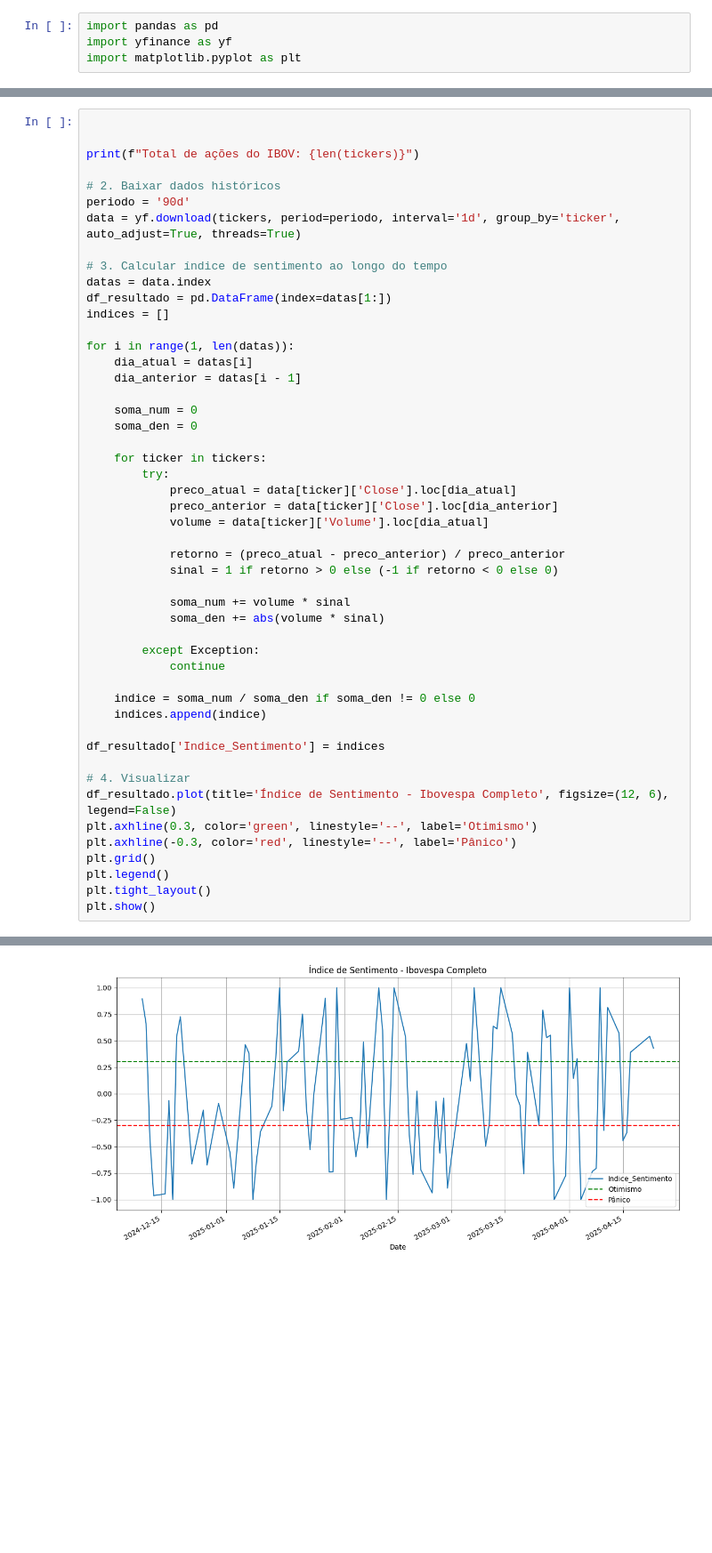
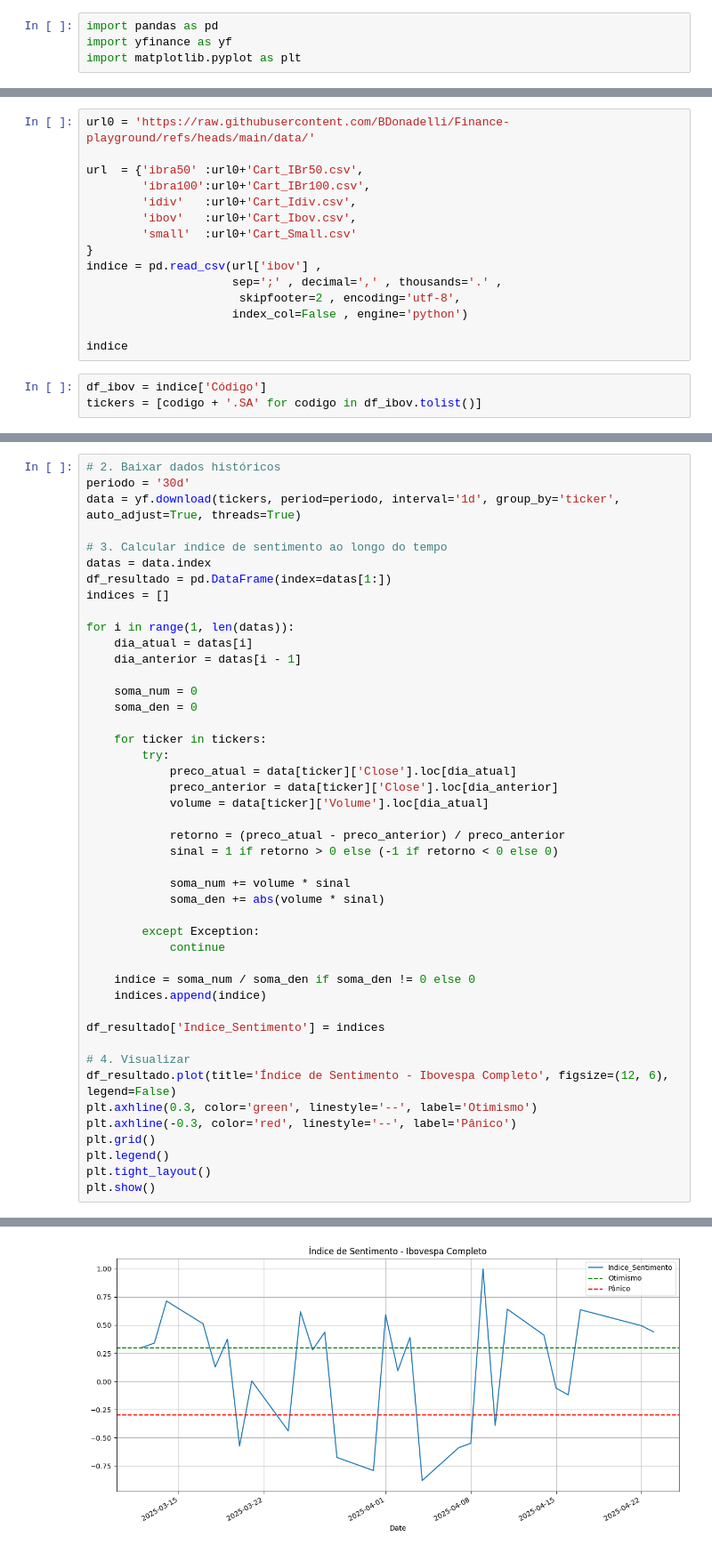
Before and after one commit to BDonadelli/Finance-playground, a Jupyter notebook: panico.ipynb, the cells around one changed output, grey strips where cells are left out. Shown: that part at 89% size. Drawn from its saved outputs; the diff is of its cells as text; blank space fills up the shorter version.

```diff
--- a/panico.ipynb
+++ b/panico.ipynb
@@ -16,0 +5,18 @@ tickers = [
+# %%
+url0 = 'https://raw.githubusercontent.com/BDonadelli/Finance-playground/refs/heads/main/data/'
+
+url  = {'ibra50' :url0+'Cart_IBr50.csv',
+        'ibra100':url0+'Cart_IBr100.csv',
+        'idiv'   :url0+'Cart_Idiv.csv',
+        'ibov'   :url0+'Cart_Ibov.csv',
+        'small'  :url0+'Cart_Small.csv'
+}
+indice = pd.read_csv(url['ibov'] ,
+                     sep=';' , decimal=',' , thousands='.' ,
+                      skipfooter=2 , encoding='utf-8',
+                     index_col=False , engine='python')
+
+indice
+# %%
+df_ibov = indice['Código']
+tickers = [codigo + '.SA' for codigo in df_ibov.tolist()]
@@ -17,10 +27,6 @@ tickers = [
 # %%
-
-
-print(f"Total de ações do IBOV: {len(tickers)}")
-
 # 2. Baixar dados históricos
-periodo = '90d'
+periodo = '30d'
 data = yf.download(tickers, period=periodo, interval='1d', group_by='ticker', auto_adjust=True, threads=True)
 
 # 3. Calcular índice de sentimento ao longo do tempo
@@ -69,4 +74,4 @@ Total de ações do IBOV: 15
-[figure, old version]
+[figure, new version]
 # %%
 import plotly.graph_objects as go
 
```
Also changed, not shown: parts of 5 cells of this notebook.
